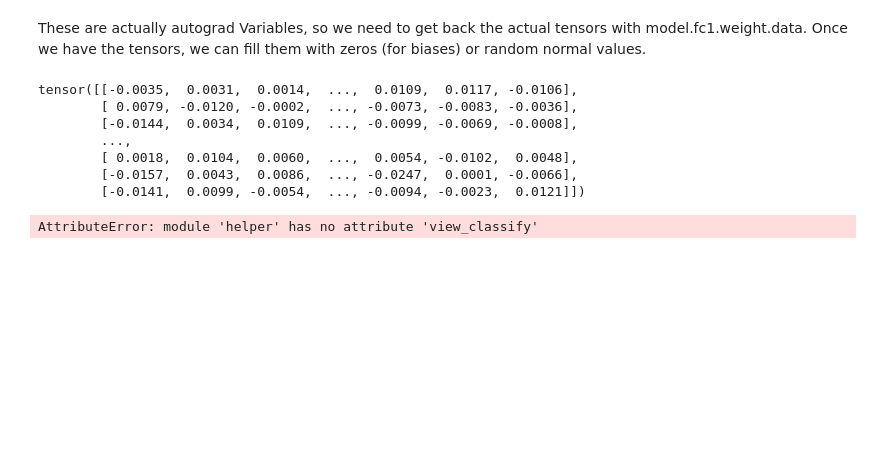
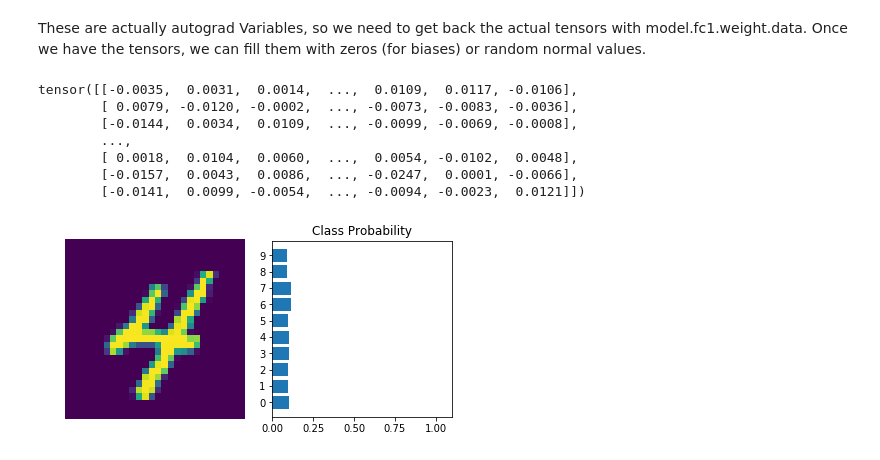
Before and after one commit to biplabku/PyTochChallenge, a Jupyter notebook: neural_network.ipynb, the cells around one changed output. Saved outputs shown, nothing was run; the diff lists cells and outputs as text; code cells hidden in the pictures; blank space fills up the shorter version.

```diff
--- a/neural_network.ipynb
+++ b/neural_network.ipynb
@@ -262,15 +356,15 @@ tensor([[-0.0035,  0.0031,  0.0014,  ...,  0.0109,  0.0117, -0.0106],
 # %%
 # Now we are ready with the model so we can pass an image and see what happens
 detailer = iter(trainloader)
 images, labels = detailer.next()
 
 # resize the images into a 1D vector, new shape is (batch size, color channels, image pixels)
 images.resize_(64,1,784)
 
 # forward pass through the network
 img_idx = 0
 ps = model.forward(images[img_idx,:])
 img = images[img_idx]
-helper.view_classify(img.view(1, 28, 28), ps)
+view_classify(img.view(1, 28, 28), ps)
 # %% [output]
-AttributeError: module 'helper' has no attribute 'view_classify'
+[figure, added]
```
Also changed, not shown: parts of 10 cells of this notebook.
